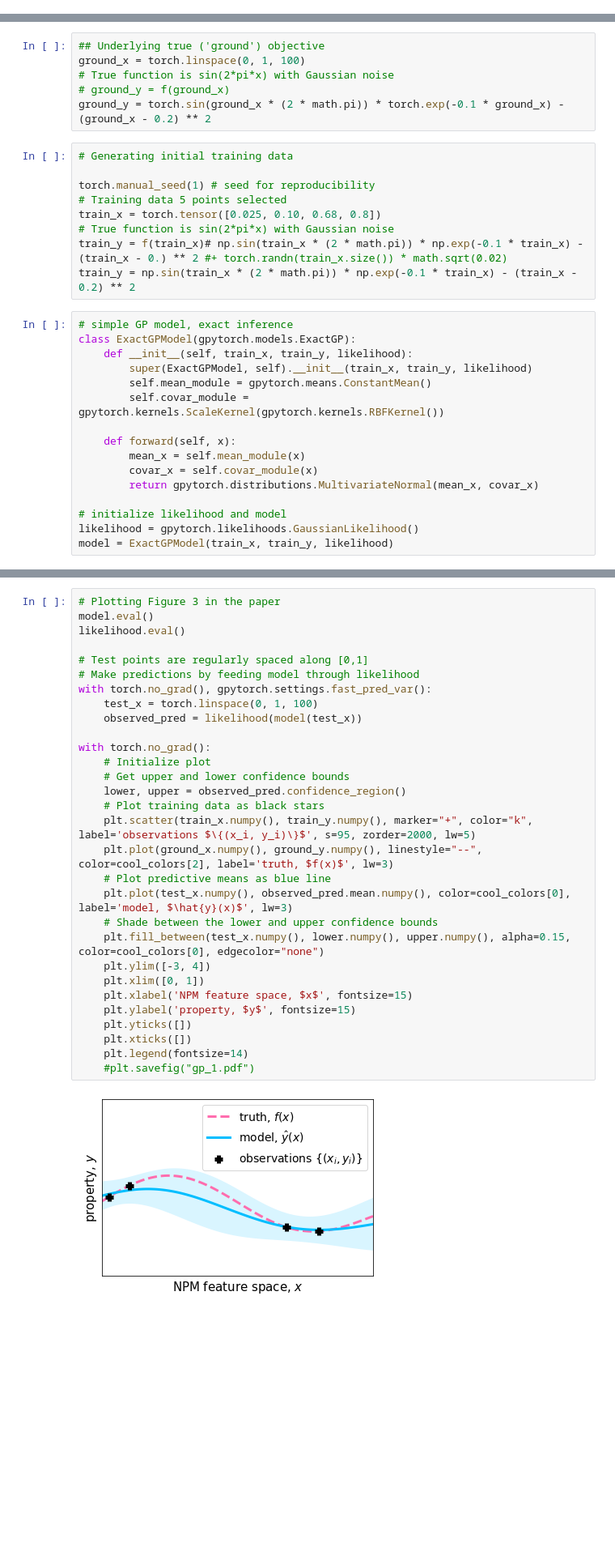
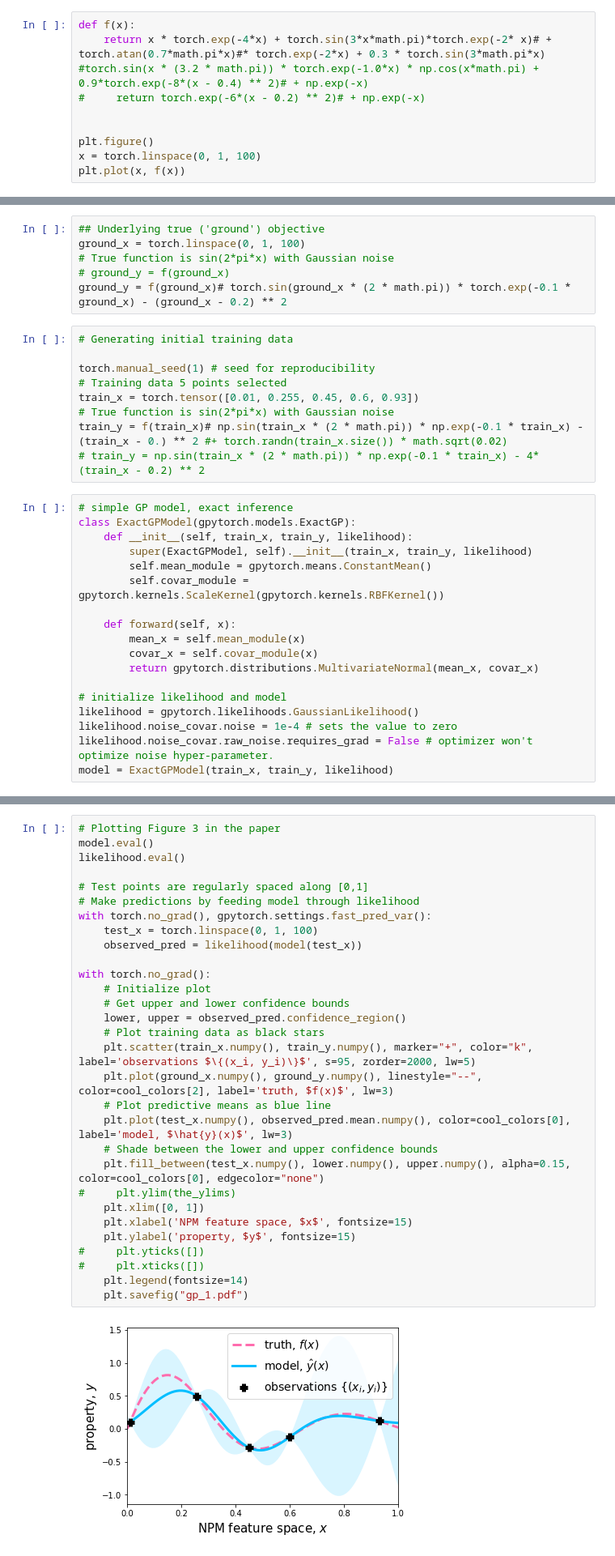
Before and after one commit to aryandeshwal/BO_of_COFs, a Jupyter notebook: synthetic_example.ipynb, the cells around one changed output, grey strips where cells are left out. Shown: that part at 81% size. Cells and saved outputs as stored; diff of their text form; blank space fills up the shorter version.

```diff
--- a/synthetic_example.ipynb
+++ b/synthetic_example.ipynb
@@ -43,0 +41,10 @@ def f(x):
+# %%
+def f(x):
+    return x * torch.exp(-4*x) + torch.sin(3*x*math.pi)*torch.exp(-2* x)# + torch.atan(0.7*math.pi*x)#* torch.exp(-2*x) + 0.3 * torch.sin(3*math.pi*x)
+#torch.sin(x * (3.2 * math.pi)) * torch.exp(-1.0*x) * np.cos(x*math.pi) + 0.9*torch.exp(-8*(x - 0.4) ** 2)# + np.exp(-x)
+#     return torch.exp(-6*(x - 0.2) ** 2)# + np.exp(-x)
+
+
+plt.figure()
+x = torch.linspace(0, 1, 100)
+plt.plot(x, f(x))
@@ -46,16 +56,16 @@ def f(x):
 ground_x = torch.linspace(0, 1, 100)
 # True function is sin(2*pi*x) with Gaussian noise
 # ground_y = f(ground_x)
-ground_y = torch.sin(ground_x * (2 * math.pi)) * torch.exp(-0.1 * ground_x) - (ground_x - 0.2) ** 2
+ground_y = f(ground_x)# torch.sin(ground_x * (2 * math.pi)) * torch.exp(-0.1 * ground_x) - (ground_x - 0.2) ** 2
 # %%
 # Generating initial training data
 
 torch.manual_seed(1) # seed for reproducibility
 # Training data 5 points selected
-train_x = torch.tensor([0.025, 0.10, 0.68, 0.8])
+train_x = torch.tensor([0.01, 0.255, 0.45, 0.6, 0.93])
 # True function is sin(2*pi*x) with Gaussian noise
 train_y = f(train_x)# np.sin(train_x * (2 * math.pi)) * np.exp(-0.1 * train_x) - (train_x - 0.) ** 2 #+ torch.randn(train_x.size()) * math.sqrt(0.02)
-train_y = np.sin(train_x * (2 * math.pi)) * np.exp(-0.1 * train_x) - (train_x - 0.2) ** 2
+# train_y = np.sin(train_x * (2 * math.pi)) * np.exp(-0.1 * train_x) - 4* (train_x - 0.2) ** 2
 # %%
 # simple GP model, exact inference
 class ExactGPModel(gpytorch.models.ExactGP):
@@ -71,6 +81,8 @@ class ExactGPModel(gpytorch.models.ExactGP):
 
 # initialize likelihood and model
 likelihood = gpytorch.likelihoods.GaussianLikelihood()
+likelihood.noise_covar.noise = 1e-4 # sets the value to zero
+likelihood.noise_covar.raw_noise.requires_grad = False # optimizer won't optimize noise hyper-parameter.
 model = ExactGPModel(train_x, train_y, likelihood)
 # %%
 # Fitting of the model with training set
@@ -98,35 +112,35 @@ for i in range(training_iter):
 # %%
 # Plotting Figure 3 in the paper
 model.eval()
 likelihood.eval()
 
 # Test points are regularly spaced along [0,1]
 # Make predictions by feeding model through likelihood
 with torch.no_grad(), gpytorch.settings.fast_pred_var():
     test_x = torch.linspace(0, 1, 100)
     observed_pred = likelihood(model(test_x))
 
 with torch.no_grad():
     # Initialize plot
     # Get upper and lower confidence bounds
     lower, upper = observed_pred.confidence_region()
     # Plot training data as black stars
     plt.scatter(train_x.numpy(), train_y.numpy(), marker="+", color="k", label='observations $\{(x_i, y_i)\}$', s=95, zorder=2000, lw=5)
     plt.plot(ground_x.numpy(), ground_y.numpy(), linestyle="--", color=cool_colors[2], label='truth, $f(x)$', lw=3)
     # Plot predictive means as blue line
     plt.plot(test_x.numpy(), observed_pred.mean.numpy(), color=cool_colors[0], label='model, $\hat{y}(x)$', lw=3)
     # Shade between the lower and upper confidence bounds
     plt.fill_between(test_x.numpy(), lower.numpy(), upper.numpy(), alpha=0.15, color=cool_colors[0], edgecolor="none")
-    plt.ylim([-3, 4])
+#     plt.ylim(the_ylims)
     plt.xlim([0, 1])
     plt.xlabel('NPM feature space, $x$', fontsize=15)
     plt.ylabel('property, $y$', fontsize=15)
-    plt.yticks([])
-    plt.xticks([])
+#     plt.yticks([])
+#     plt.xticks([])
     plt.legend(fontsize=14)
-    #plt.savefig("gp_1.pdf")
+    plt.savefig("gp_1.pdf")
 # %% [output]
-[figure, old version]
+[figure, new version]
 # %%
 #### computing expected improvement objective for test points
 posterior = model(test_x)
```
Also changed, not shown: parts of 7 cells of this notebook.
